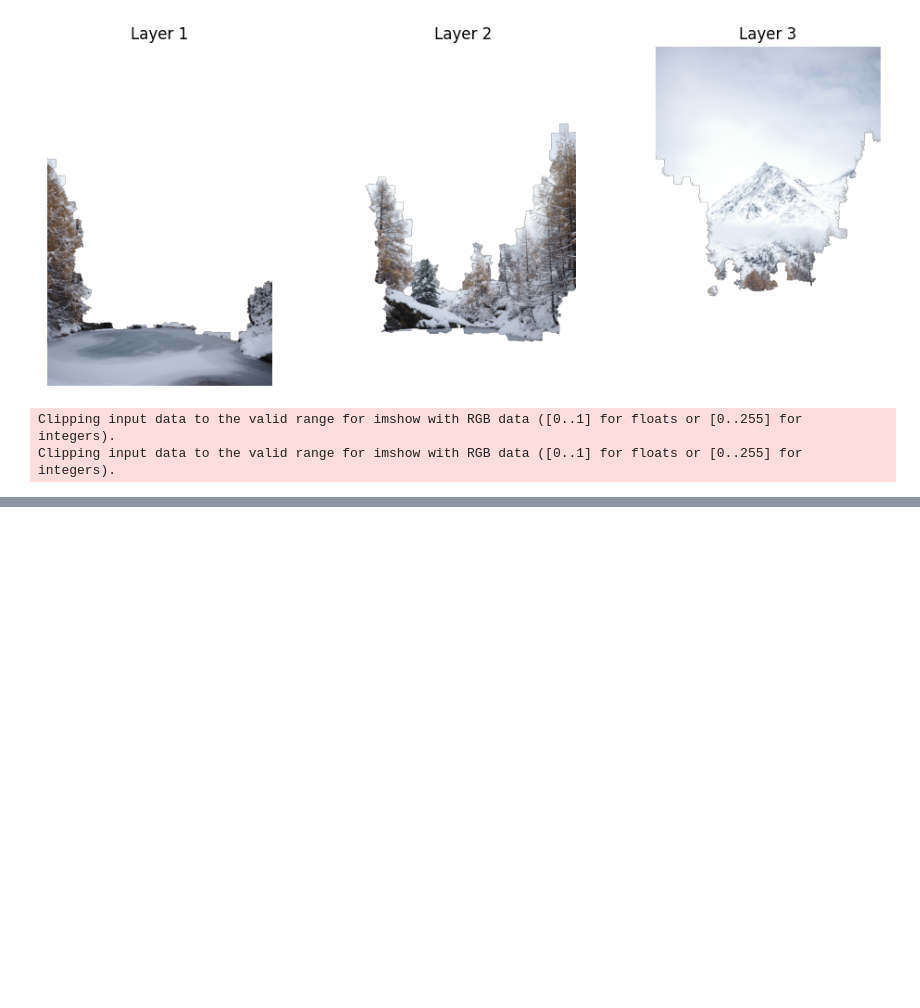
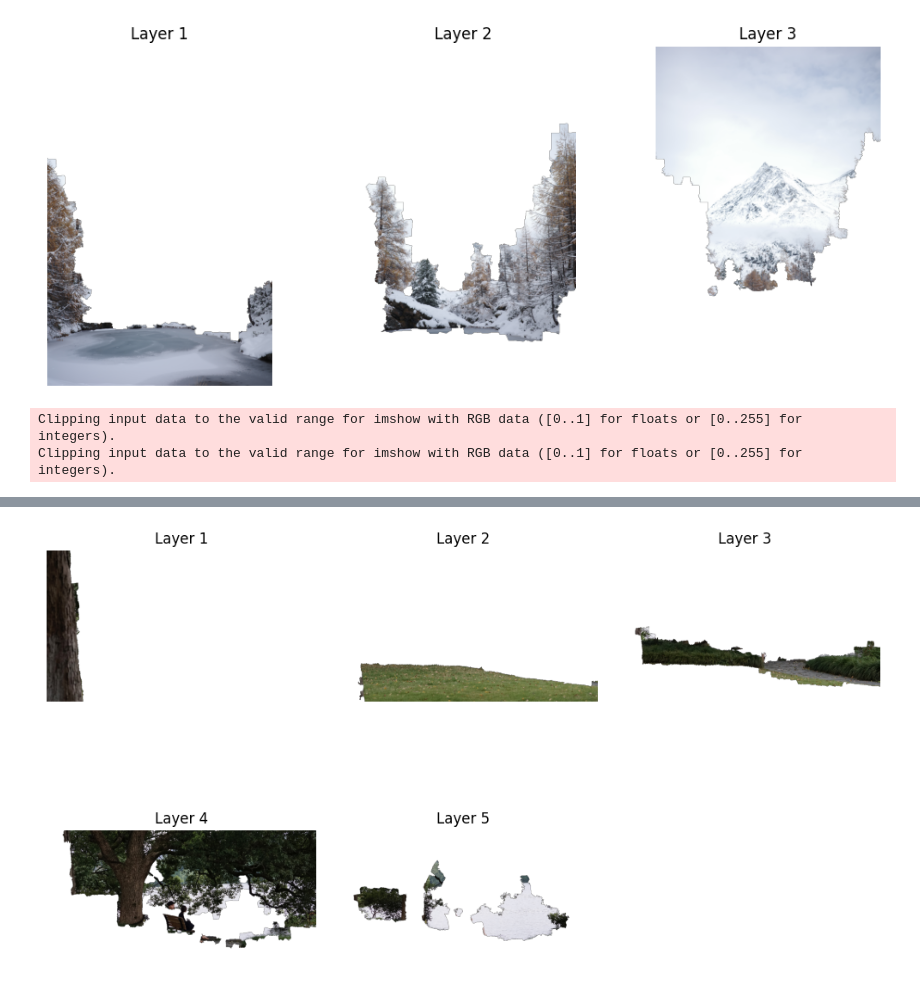
Before and after one commit to koitu/cs413-computational-photography-project, a Jupyter notebook: format_convertion.ipynb, the cells around one changed output, grey strips where cells are left out. Drawn from its saved outputs; the diff is of its cells as text; code cells hidden in the pictures; blank space fills up the shorter version.

```diff
--- a/format_convertion.ipynb
+++ b/format_convertion.ipynb
@@ -154,14 +240,16 @@ for i in range(len(layers)):
 # %%
-paths = ['./output/summer_layer1_segs.npy',
-         './output/summer_layer2_segs.npy',
-         './output/summer_layer3_segs.npy',
-         './output/summer_layer4_segs.npy',
-         './output/summer_layer5_segs.npy']
+paths = ['./output-sam/summer/summer_layer1_segs.npy',
+         './output-sam/summer/summer_layer2_segs.npy',
+         './output-sam/summer/summer_layer3_segs.npy',
+         './output-sam/summer/summer_layer4_segs.npy',
+         './output-sam/summer/summer_layer5_segs.npy']
 
 layers = format_convertion(paths)
 viz('./dataset/summer.jpg', layers)
 
 name = 'summer'
 for i in range(len(layers)):
-    with open('./output/' + name + '_' + 'layer'+str(i+1) + '_l.npy', 'wb') as f:
+    with open('./output-sam/summer/' + name + '_' + 'layer'+str(i+1) + '_l.npy', 'wb') as f:
         np.save(f,layers[i])
+# %% [output]
+[figure, added]
```
Also changed, not shown: parts of 11 cells of this notebook, 23 other files.
